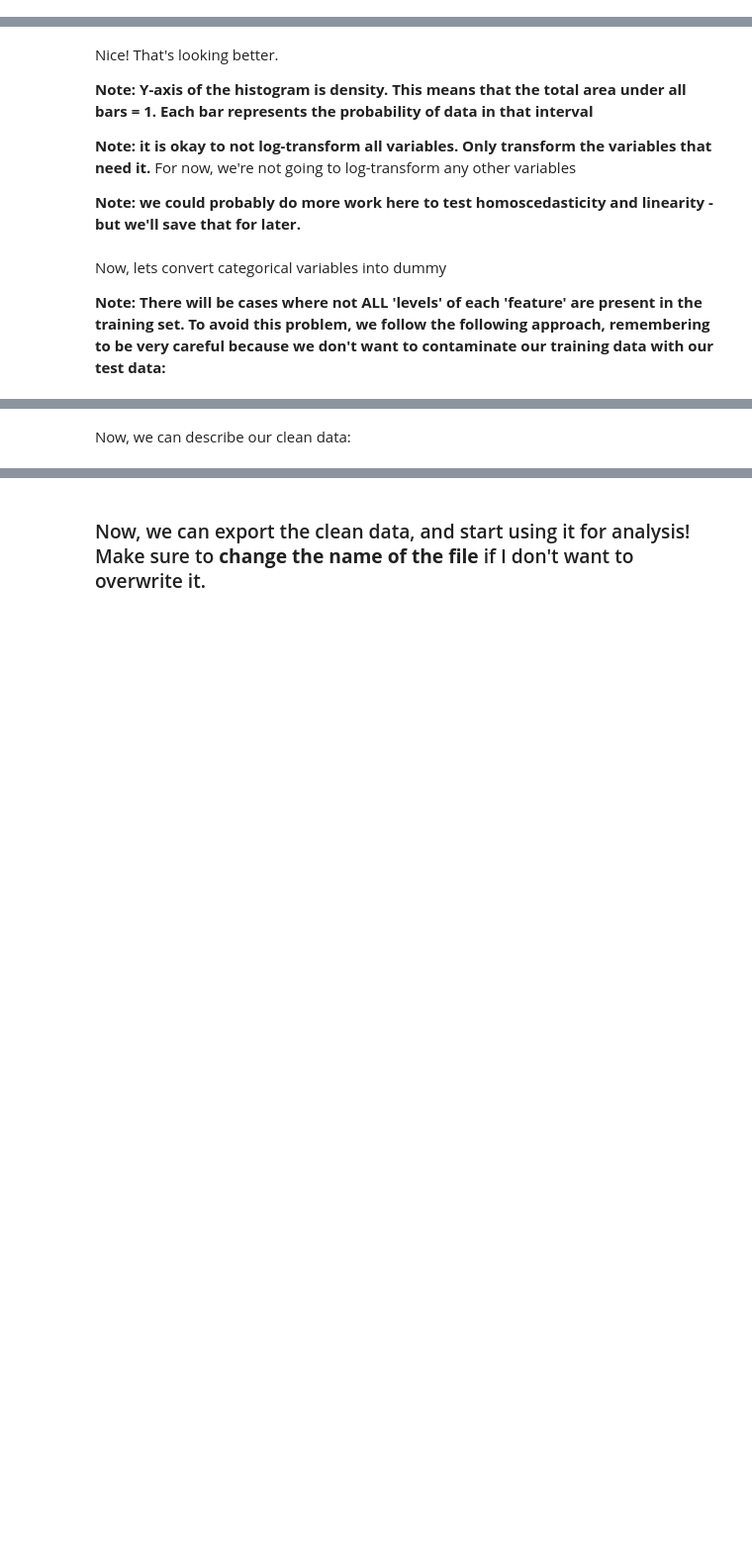
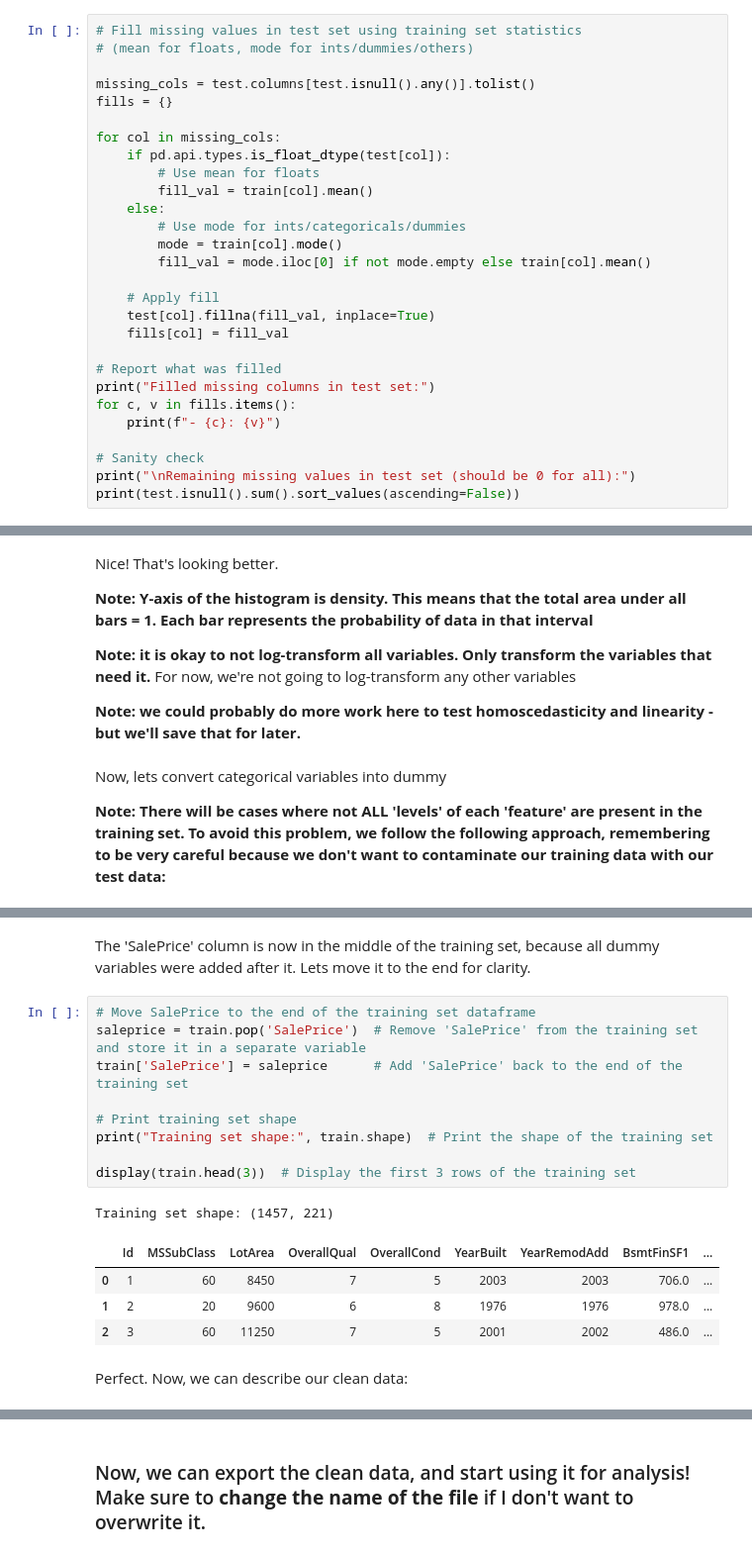
Before and after one commit to arikatz123/house-prices-ml, a Jupyter notebook: notebooks/dataexploration_01.ipynb, the cells around one changed output, grey strips where cells are left out. Shown at 99% size. Drawn from its saved outputs; the diff is of its cells as text; blank space fills up the shorter version.

```diff
--- a/notebooks/dataexploration_01.ipynb
+++ b/notebooks/dataexploration_01.ipynb
@@ -322,0 +394,28 @@ np.int64(0)
+# %%
+# Fill missing values in test set using training set statistics
+# (mean for floats, mode for ints/dummies/others)
+
+missing_cols = test.columns[test.isnull().any()].tolist()
+fills = {}
+
+for col in missing_cols:
+    if pd.api.types.is_float_dtype(test[col]):
+        # Use mean for floats
+        fill_val = train[col].mean()
+    else:
+        # Use mode for ints/categoricals/dummies
+        mode = train[col].mode()
+        fill_val = mode.iloc[0] if not mode.empty else train[col].mean()
+
+    # Apply fill
+    test[col].fillna(fill_val, inplace=True)
+    fills[col] = fill_val
+
+# Report what was filled
+print("Filled missing columns in test set:")
+for c, v in fills.items():
+    print(f"- {c}: {v}")
+
+# Sanity check
+print("\nRemaining missing values in test set (should be 0 for all):")
+print(test.isnull().sum().sort_values(ascending=False))
@@ -443,5 +595,22 @@ Columns where all values are the same:
+# %% [markdown]
+The 'SalePrice' column is now in the middle of the training set, because all dummy variables were added after it. Lets move it to the end for clarity.
+# %%
+# Move SalePrice to the end of the training set dataframe
+saleprice = train.pop('SalePrice')  # Remove 'SalePrice' from the training set and store it in a separate variable
+train['SalePrice'] = saleprice      # Add 'SalePrice' back to the end of the training set
+
+# Print training set shape
+print("Training set shape:", train.shape)  # Print the shape of the training set
+
+display(train.head(3))  # Display the first 3 rows of the training set
+# %% [output]
+Training set shape: (1457, 221)
+|  | Id | MSSubClass | LotArea | OverallQual | OverallCond | YearBuilt | YearRemodAdd | BsmtFinSF1 | ... |
+| 0 | 1 | 60 | 8450 | 7 | 5 | 2003 | 2003 | 706.0 | ... |
+| 1 | 2 | 20 | 9600 | 6 | 8 | 1976 | 1976 | 978.0 | ... |
+| 2 | 3 | 60 | 11250 | 7 | 5 | 2001 | 2002 | 486.0 | ... |
 # %% [markdown]
-Now, we can describe our clean data:
+Perfect. Now, we can describe our clean data:
 # %%
 print("Rows:", train.shape[0])
 print("Columns:", train.shape[1])
```
Also changed, not shown: parts of 30 cells of this notebook, 2 other files.
